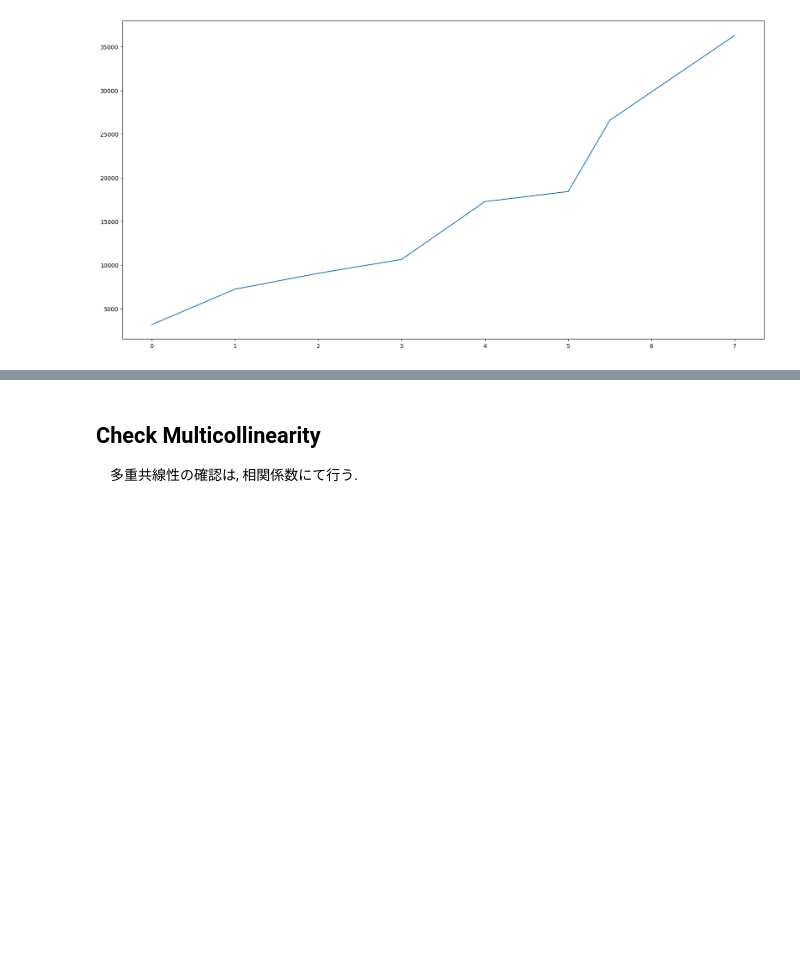
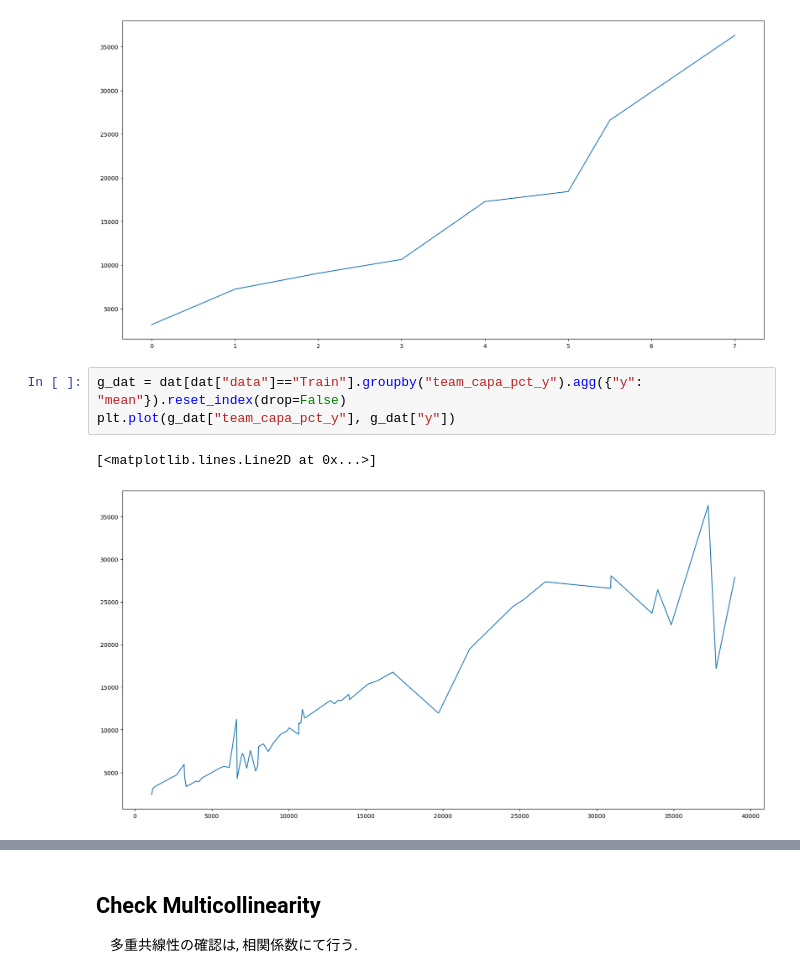
Before and after one commit to ixotech1/dstrainingclass, a Jupyter notebook: study/05/05_Linear_Regression_Sample.ipynb, the cells around one changed output, grey strips where cells are left out. Cells and saved outputs as stored; diff of their text form; blank space fills up the shorter version.

```diff
--- a/study/05/05_Linear_Regression_Sample.ipynb
+++ b/study/05/05_Linear_Regression_Sample.ipynb
@@ -152,3 +208,9 @@ plt.plot(g_dat["capa_cate"], g_dat["y"])
 # %% [output]
 [<matplotlib.lines.Line2D at 0x...>]
 [figure]
+# %%
+g_dat = dat[dat["data"]=="Train"].groupby("team_capa_pct_y").agg({"y": "mean"}).reset_index(drop=False)
+plt.plot(g_dat["team_capa_pct_y"], g_dat["y"])
+# %% [output]
+[<matplotlib.lines.Line2D at 0x...>]
+[figure, added]
```
Also changed, not shown: parts of 15 cells of this notebook, 2 other files.
